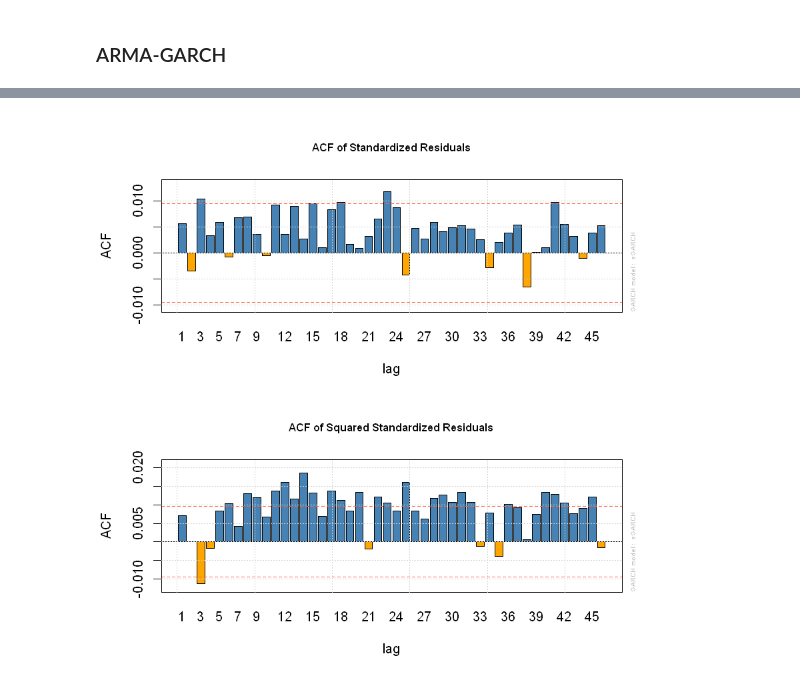
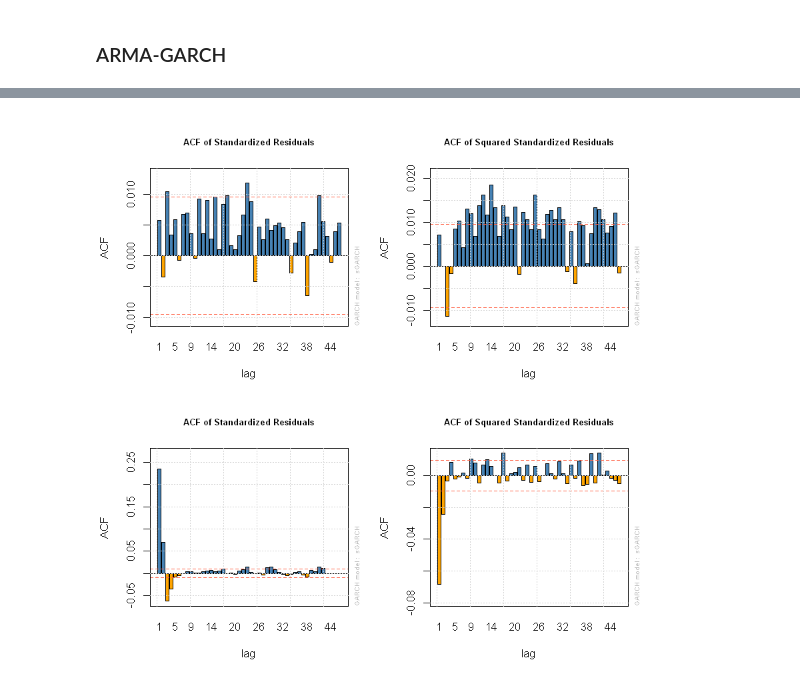
Before and after one commit to wywongbd/EPFL-Time-Series, a Jupyter notebook: project/Modeling & Forecasting.ipynb, the cells around one changed output, grey strips where cells are left out. Drawn from its saved outputs; the diff is of its cells as text; code cells hidden in the pictures.

```diff
--- a/project/Modeling & Forecasting.ipynb
+++ b/project/Modeling & Forecasting.ipynb
@@ -224,0 +397,17 @@ convergence(model_fit)
+# %%
+model_fit <- ugarchfit(spec = model, data = ts, solver = "hybrid")
+convergence(model_fit)
+model_fit_1 = ugarchfit(spec = model1, data = ts, solver = "hybrid")
+convergence(model_fit_1)
+model_fit_2 = ugarchfit(spec = model2, data = ts, solver = "hybrid")
+convergence(model_fit_2)
+model_fit_3 = ugarchfit(spec = model3, data = ts, solver = "hybrid")
+convergence(model_fit_3)
+model_fit_4 = ugarchfit(spec = model4, data = ts, solver = "hybrid")
+convergence(model_fit_4)
+model_fit_5 = ugarchfit(spec = model5, data = ts, solver = "hybrid")
+convergence(model_fit_5)
+model_fit_6 = ugarchfit(spec = model6, data = ts, solver = "hybrid")
+convergence(model_fit_6)
+model_fit_7 = ugarchfit(spec = model7, data = ts, solver = "hybrid")
+convergence(model_fit_7)
@@ -225,6 +423,8 @@ convergence(model_fit)
 # %%
-par(mfrow=c(2,1))
+par(mfrow=c(2,2))
 plot(model_fit, which = 10)
 plot(model_fit, which = 11)
+plot(model_fit_1, which = 10)
+plot(model_fit_1, which = 11)
 # %% [output]
-[figure, old version]
+[figure, new version]
```
Also changed, not shown: parts of 13 cells of this notebook, 2 other files.
